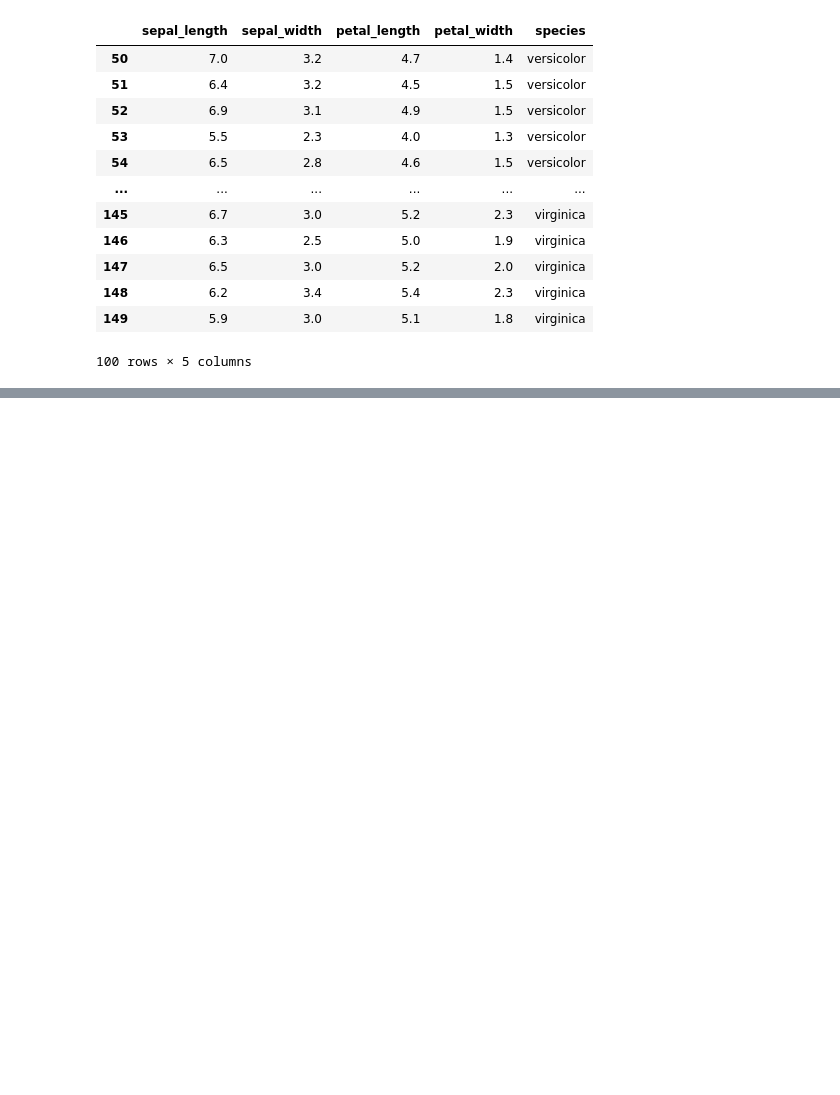
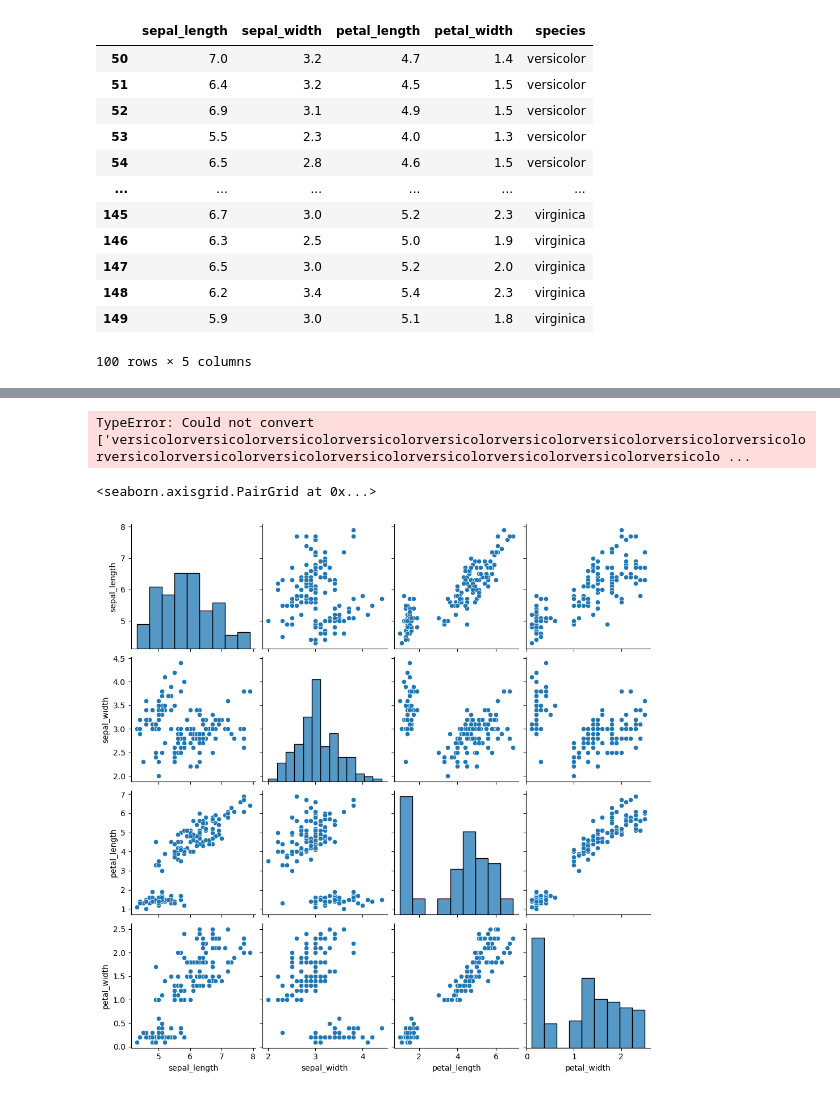
Before and after one commit to horgano/ProgDataAnalysis, a Jupyter notebook: Pandas/Pandas with Iris.ipynb, the cells around one changed output, grey strips where cells are left out. Cells and saved outputs as stored; diff of their text form; code cells hidden in the pictures; blank space fills up the shorter version.

```diff
--- a/Pandas/Pandas with Iris.ipynb
+++ b/Pandas/Pandas with Iris.ipynb
@@ -281,0 +329,4 @@ df.loc[df.loc[:,'petal_width'] >= 0.8]
+# %%
+x.mean()
+# %% [output]
+TypeError: Could not convert ['versicolorversicolorversicolorversicolorversicolorversicolorversicolorversicolorversicolorversicolorversicolorversicolorversicolorversicolorversicolorversicolorversicolo ...
@@ -281,0 +335,5 @@ df.loc[df.loc[:,'petal_width'] >= 0.8]
+# %%
+sns.pairplot(df)
+# %% [output]
+<seaborn.axisgrid.PairGrid at 0x...>
+[figure, added]
```
Also changed, not shown: parts of 9 cells of this notebook.
